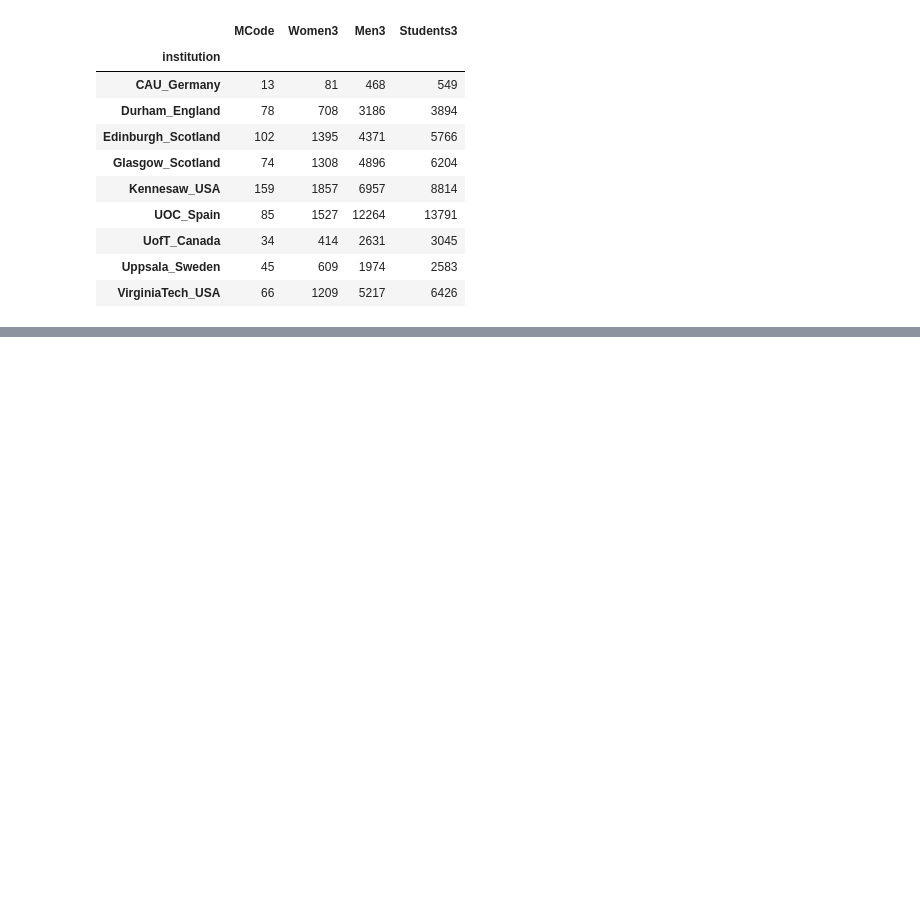
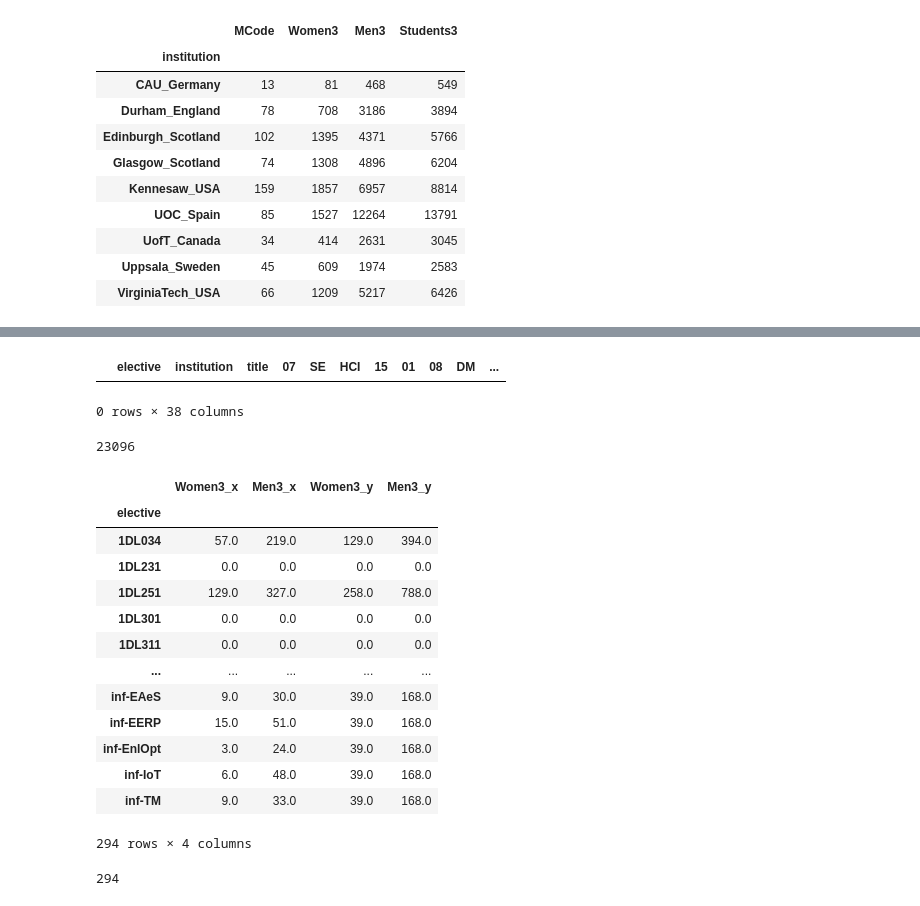
Before and after one commit to stevenaeola/iticse2023_wg6, a Jupyter notebook: process_curriculum_codes.ipynb, the cells around one changed output, grey strips where cells are left out. Cells and saved outputs as stored; diff of their text form; code cells hidden in the pictures; blank space fills up the shorter version.

```diff
--- a/process_curriculum_codes.ipynb
+++ b/process_curriculum_codes.ipynb
@@ -432,0 +433,41 @@ See the caveats in the documentation: https://pandas.pydata.org/pandas-docs/stab
+# %%
+stage_two[~has_agreement_4_plus_any_code(stage_two)]
+# %% [output]
+|  | elective | institution | title | 07 | SE | HCI | 15 | 01 | 08 | DM | ... |
+0 rows × 38 columns
+# %%
+all_electives_enrolment = pd.read_csv(os.path.join("enrolment", "all_elective_enrolment_rounded.csv"))
+stage_two_enrolment = stage_two.merge(all_electives_enrolment, left_on=['institution','elective'], right_on=['institution','MCode'], how='left')
+stage_two_enrolment.sort_values('Students3', ascending=False)
+stage_two_enrolment.to_csv(os.path.join("enrolment", "stage_two_enrolment.csv"))
+# %%
+all_cohorts_enrolment = pd.read_csv(os.path.join("enrolment","all_cohort_enrolment_rounded.csv"))
+all_cohorts_enrolment.sort_values('Men3', ascending=False)
+all_cohorts_enrolment['Men3'].sum() + all_cohorts_enrolment['Women3'].sum()
+# %% [output]
+23096
+# %%
+stage_two_enrolment_cohort = stage_two_enrolment.merge(all_cohorts_enrolment, on=['Cohort','institution','AcademicYearStart'], how='left')
+# %%
+stage_two_enrolment_collapsed = stage_two_enrolment_cohort.groupby('elective')[['Women3_x', 'Men3_x', 'Women3_y', 'Men3_y']].sum()
+stage_two_enrolment_collapsed.to_csv("stage_two_enrolment_collapsed.csv")
+stage_two_enrolment_collapsed
+# %% [output]
+|  | Women3_x | Men3_x | Women3_y | Men3_y |
+| elective |  |  |  |  |
+| 1DL034 | 57.0 | 219.0 | 129.0 | 394.0 |
+| 1DL231 | 0.0 | 0.0 | 0.0 | 0.0 |
+| 1DL251 | 129.0 | 327.0 | 258.0 | 788.0 |
+| 1DL301 | 0.0 | 0.0 | 0.0 | 0.0 |
+| 1DL311 | 0.0 | 0.0 | 0.0 | 0.0 |
+| ... | ... | ... | ... | ... |
+| inf-EAeS | 9.0 | 30.0 | 39.0 | 168.0 |
+| inf-EERP | 15.0 | 51.0 | 39.0 | 168.0 |
+| inf-EnlOpt | 3.0 | 24.0 | 39.0 | 168.0 |
+| inf-IoT | 6.0 | 48.0 | 39.0 | 168.0 |
+| inf-TM | 9.0 | 33.0 | 39.0 | 168.0 |
+294 rows × 4 columns
+# %%
+len(stage_two_enrolment.reset_index()['elective'].unique())
+# %% [output]
+294
```
Also changed, not shown: parts of 6 cells of this notebook, 3 other files.
